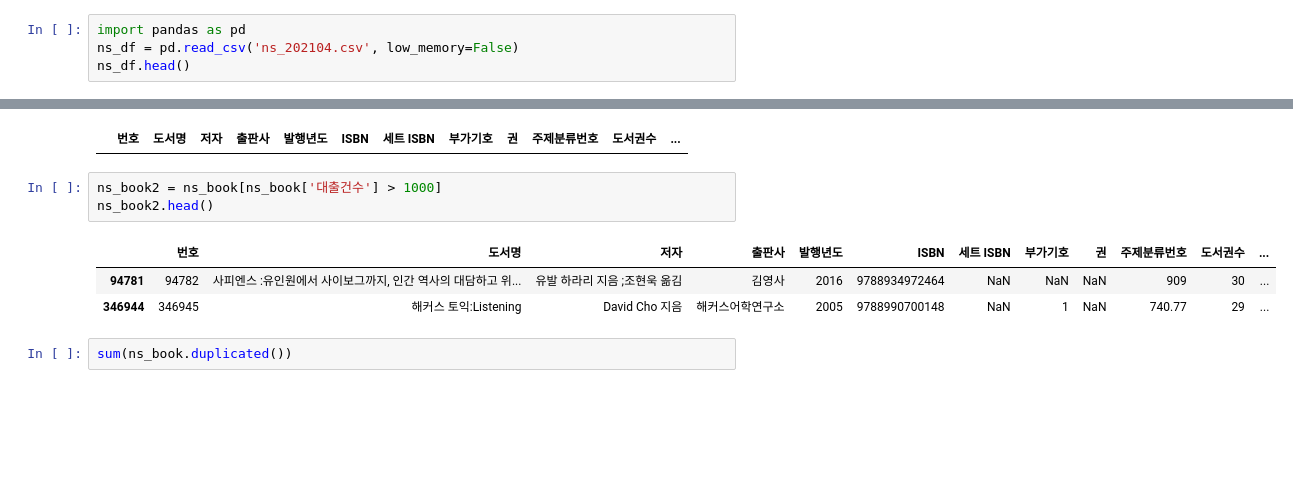
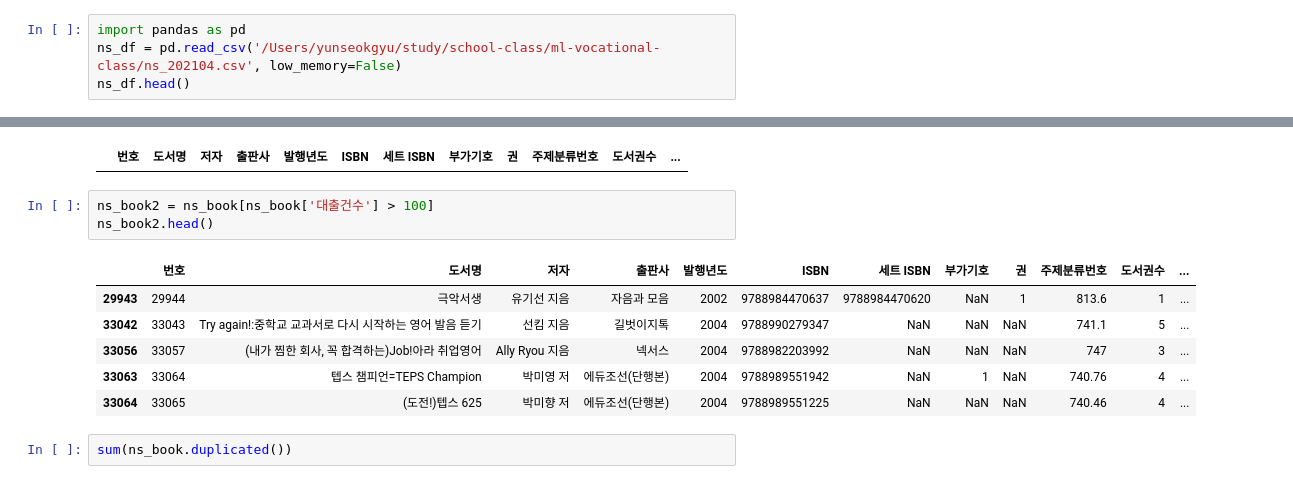
Before and after one commit to SeokgyuYun/Machine-Learning-Study, a Jupyter notebook: 20230328.ipynb, the cells around one changed output, grey strips where cells are left out. Cells and saved outputs as stored; diff of their text form; blank space fills up the shorter version.

```diff
--- a/20230328.ipynb
+++ b/20230328.ipynb
@@ -8,7 +8,7 @@ To: /Users/yunseokgyu/study/school-class/ml-vocational-class/ns_202104.csv
 'ns_202104.csv'
 # %%
 import pandas as pd
-ns_df = pd.read_csv('ns_202104.csv', low_memory=False)
+ns_df = pd.read_csv('/Users/yunseokgyu/study/school-class/ml-vocational-class/ns_202104.csv', low_memory=False)
 ns_df.head()
 # %% [output]
 |  | 번호 | 도서명 | 저자 | 출판사 | 발행년도 | ISBN | 세트 ISBN | 부가기호 | 권 | 주제분류번호 | 도서권수 | ... |
@@ -149,12 +149,15 @@ ns_book2.head()
 # %% [output]
 |  | 번호 | 도서명 | 저자 | 출판사 | 발행년도 | ISBN | 세트 ISBN | 부가기호 | 권 | 주제분류번호 | 도서권수 | ... |
 # %%
-ns_book2 = ns_book[ns_book['대출건수'] > 1000]
+ns_book2 = ns_book[ns_book['대출건수'] > 100]
 ns_book2.head()
 # %% [output]
 |  | 번호 | 도서명 | 저자 | 출판사 | 발행년도 | ISBN | 세트 ISBN | 부가기호 | 권 | 주제분류번호 | 도서권수 | ... |
-| 94781 | 94782 | 사피엔스 :유인원에서 사이보그까지, 인간 역사의 대담하고 위... | 유발 하라리 지음 ;조현욱 옮김 | 김영사 | 2016 | 9788934972464 | NaN | NaN | NaN | 909 | 30 | ... |
-| 346944 | 346945 | 해커스 토익:Listening | David Cho 지음 | 해커스어학연구소 | 2005 | 9788990700148 | NaN | 1 | NaN | 740.77 | 29 | ... |
+| 29943 | 29944 | 극악서생 | 유기선 지음 | 자음과 모음 | 2002 | 9788984470637 | 9788984470620 | NaN | 1 | 813.6 | 1 | ... |
+| 33042 | 33043 | Try again!:중학교 교과서로 다시 시작하는 영어 발음 듣기 | 선킴 지음 | 길벗이지톡 | 2004 | 9788990279347 | NaN | NaN | NaN | 741.1 | 5 | ... |
+| 33056 | 33057 | (내가 찜한 회사, 꼭 합격하는)Job!아라 취업영어 | Ally Ryou 지음 | 넥서스 | 2004 | 9788982203992 | NaN | NaN | NaN | 747 | 3 | ... |
+| 33063 | 33064 | 텝스 챔피언=TEPS Champion | 박미영 저 | 에듀조선(단행본) | 2004 | 9788989551942 | NaN | 1 | NaN | 740.76 | 4 | ... |
+| 33064 | 33065 | (도전!)텝스 625 | 박미향 저 | 에듀조선(단행본) | 2004 | 9788989551225 | NaN | NaN | NaN | 740.46 | 4 | ... |
 # %%
 sum(ns_book.duplicated())
 # %% [output]
```
Also changed, not shown: parts of 1 cell of this notebook, 3 other files.
